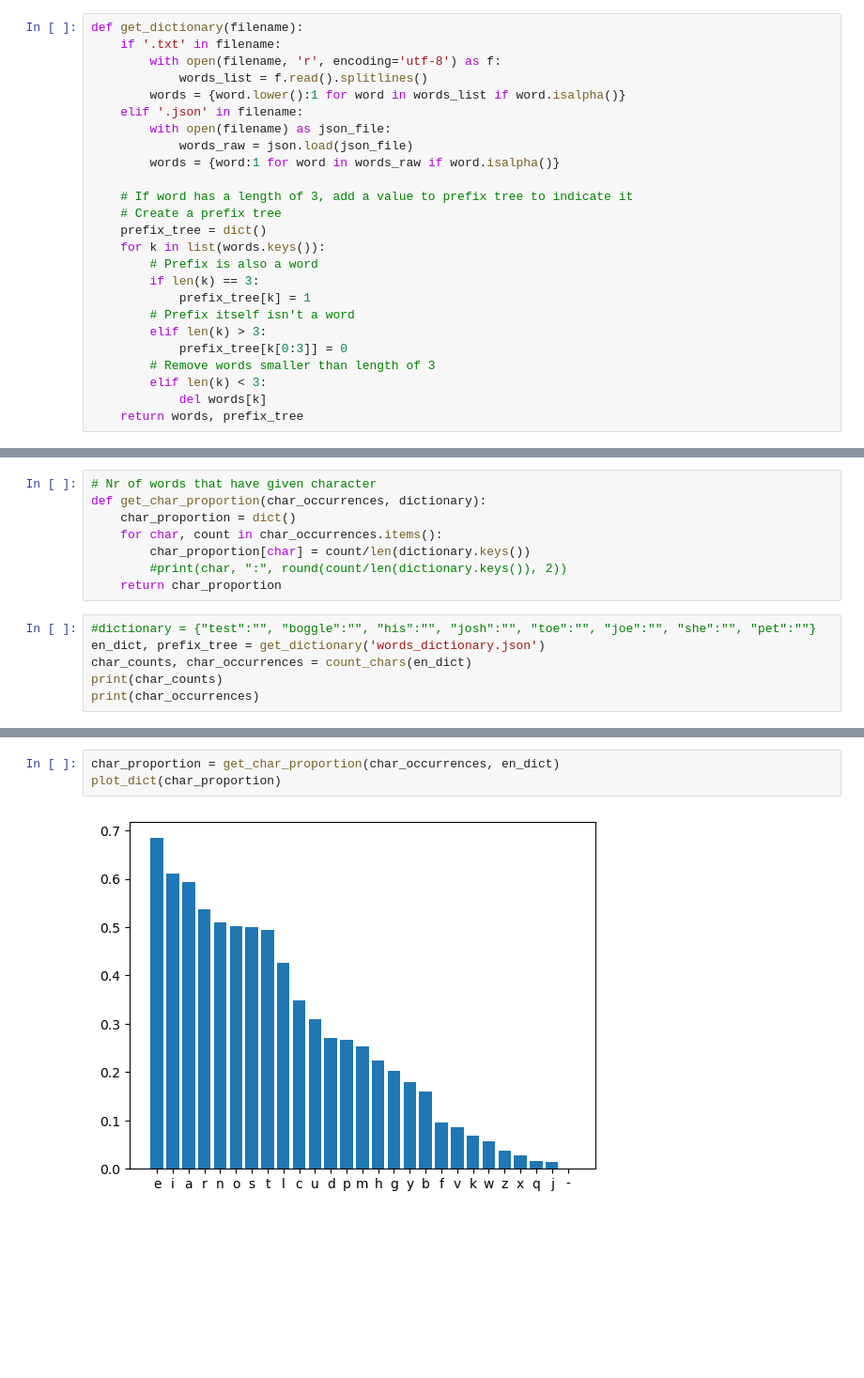
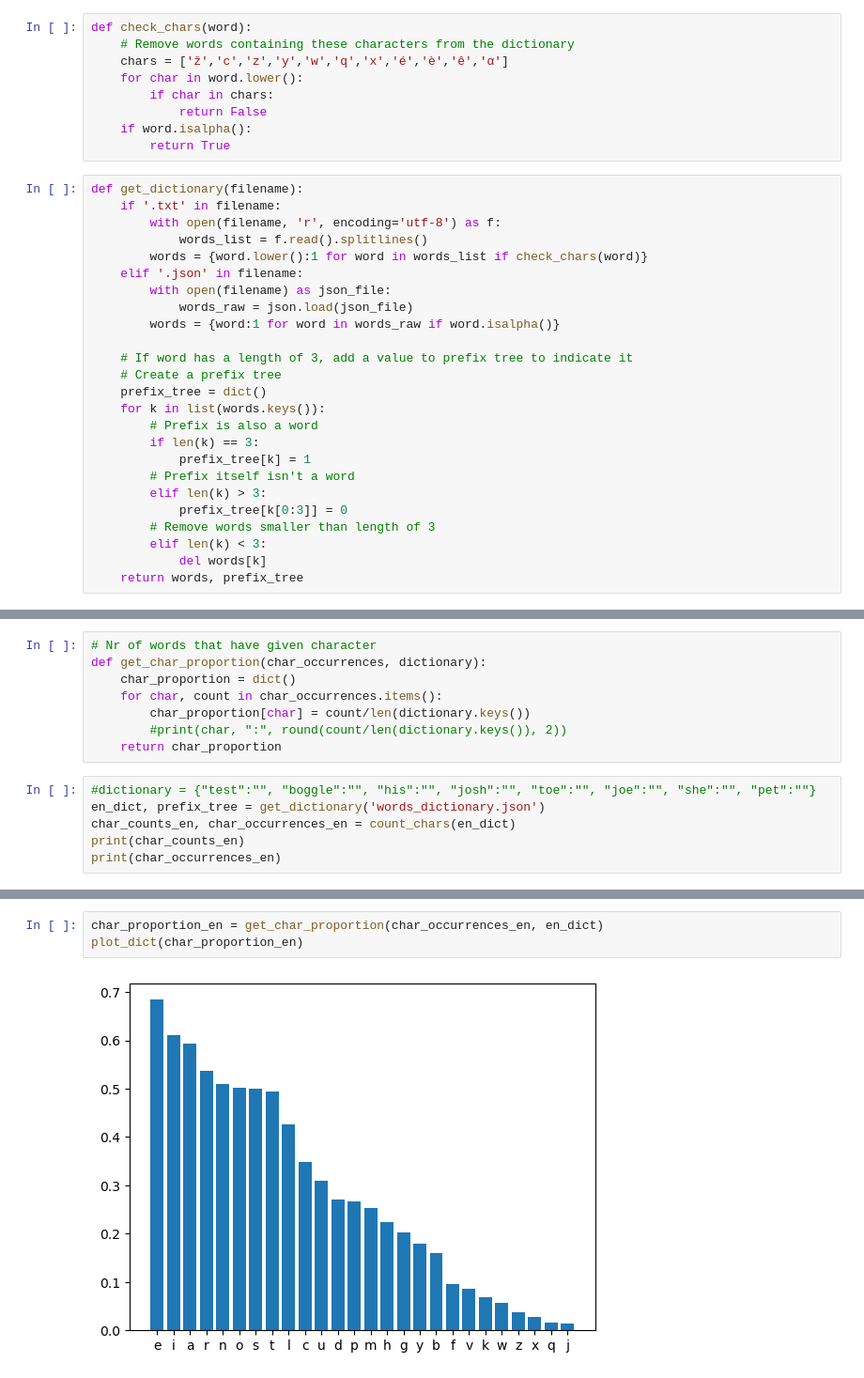
Before and after one commit to nitram-v/boggle-project, a Jupyter notebook: character_statistics.ipynb, the cells around one changed output, grey strips where cells are left out. Shown: that part at 94% size. Drawn from its saved outputs; the diff is of its cells as text; blank space fills up the shorter version.

```diff
--- a/character_statistics.ipynb
+++ b/character_statistics.ipynb
@@ -11,12 +11,21 @@ def plot_dict(stats):
 
     plt.bar(range(len(stats_sorted)), values, tick_label=chars)
     plt.show()
+# %%
+def check_chars(word):
+    # Remove words containing these characters from the dictionary
+    chars = ['ž','c','z','y','w','q','x','é','è','ê','α']
+    for char in word.lower():
+        if char in chars:
+            return False
+    if word.isalpha():
+        return True
 # %%
 def get_dictionary(filename):
     if '.txt' in filename:
         with open(filename, 'r', encoding='utf-8') as f:
             words_list = f.read().splitlines()
-        words = {word.lower():1 for word in words_list if word.isalpha()}
+        words = {word.lower():1 for word in words_list if check_chars(word)}
     elif '.json' in filename:
         with open(filename) as json_file:
             words_raw = json.load(json_file)
@@ -71,7 +80,7 @@ def get_char_proportion(char_occurrences, dictionary):
 # %%
 #dictionary = {"test":"", "boggle":"", "his":"", "josh":"", "toe":"", "joe":"", "she":"", "pet":""}
 en_dict, prefix_tree = get_dictionary('words_dictionary.json')
-char_counts, char_occurrences = count_chars(en_dict)
-print(char_counts)
-print(char_occurrences)
+char_counts_en, char_occurrences_en = count_chars(en_dict)
+print(char_counts_en)
+print(char_occurrences_en)
 # %% [output]
@@ -85,8 +94,8 @@ plot_dict(avg_char_count)
 # %%
-char_proportion = get_char_proportion(char_occurrences, en_dict)
-plot_dict(char_proportion)
+char_proportion_en = get_char_proportion(char_occurrences_en, en_dict)
+plot_dict(char_proportion_en)
 # %% [output]
-[figure, old version]
+[figure, new version]
 # %%
 # en: https://boardgames.stackexchange.com/questions/29264/boggle-what-is-the-dice-configuration-for-boggle-in-various-languages
 dice = [["R", "I", "F", "O", "B", "X"],
```
Also changed, not shown: parts of 16 cells of this notebook, 1 other file.
